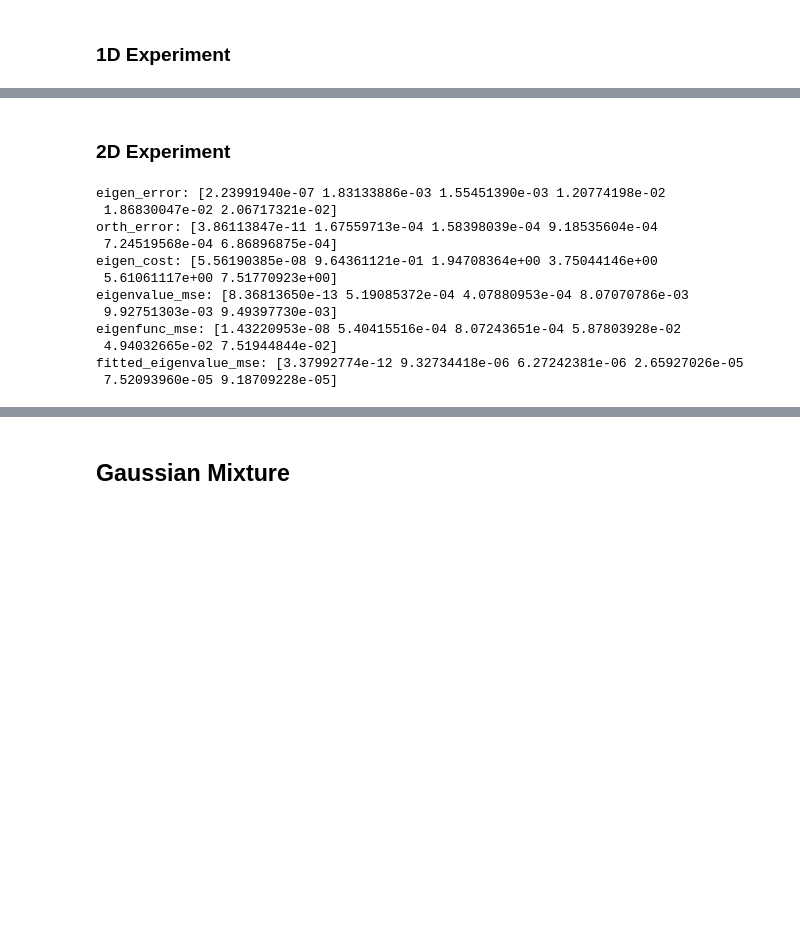
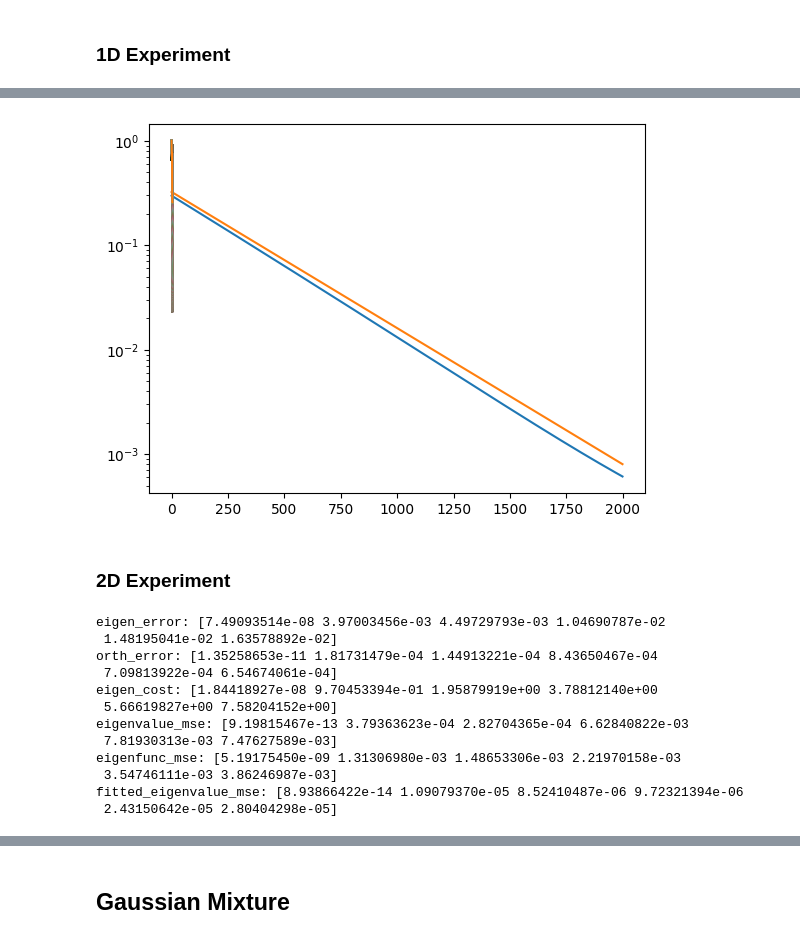
Before and after one commit to lclaeys/eigenfunction-solver, a Jupyter notebook: notebooks/kernel_galerkin.ipynb, the cells around one changed output, grey strips where cells are left out. Saved outputs shown, nothing was run; the diff lists cells and outputs as text; code cells hidden in the pictures; blank space fills up the shorter version.

```diff
--- a/notebooks/kernel_galerkin.ipynb
+++ b/notebooks/kernel_galerkin.ipynb
@@ -92,0 +125,24 @@ _ = evaluator.plot(solver,x_eval,4,plot_exact=True, plot_Lf = True)
+# %%
+samples = energy.exact_sample((100000,))
+
+fitted_solver = FittedEigenSolver(energy, samples, solver)
+inner_prods = np.array([0,0,0,1])
+
+def func(x_batch):
+    return inner_prods@(energy.exact_eigfunctions(x_batch,len(inner_prods))).T
+
+def exact_sol_func(x_batch, t):
+    return np.sum(inner_prods[:,None,None] *
+                np.exp(-energy.exact_eigvals(len(inner_prods))[:,None,None]*t[None,None,:]) *
+                (energy.exact_eigfunctions(x,len(inner_prods)).T)[:,:,None],axis=0)
+
+T = 2000
+t_max = 1
+t = np.linspace(0,t_max,T)
+x = np.linspace(-2,2,1000)[:,None]
+k = 5
+
+fitted_sol = fitted_solver.solve(func, t, x, k)
+exact_sol = exact_sol_func(x, t)
+
+pde_evaluator = ExactPDEEvaluator(energy, fitted_solver)
@@ -93,3 +176,10 @@ _ = evaluator.plot(solver,x_eval,4,plot_exact=True, plot_Lf = True)
+# %%
+plt.plot((np.mean((fitted_sol - exact_sol[None,:,:])**2,axis=1))[1])
+plt.plot(np.var(exact_sol,axis=0))
+plt.plot(np.mean((fitted_sol - exact_sol[None,:,:])**2,axis=1) / np.var(exact_sol, axis=0)[None,:])
+plt.yscale('log')
+# %% [output]
+[figure, added]
 # %% [markdown]
 ### 2D Experiment
 # %%
@@ -97,7 +187,7 @@ metrics = ['eigen_error','orth_error','eigen_cost', 'eigenvalue_mse','eigenfunc_
 experiment_params = {
     'kernel_params': {
         'dim': 2,
-        'p': 300,
+        'p': 100,
         'scale': 5.0,
         'order': 3
     },
@@ -123,18 +213,18 @@ else:
     for metric in metrics:
         print(f'{metric}: {out[metric]}')
 # %% [output]
-eigen_error: [2.23991940e-07 1.83133886e-03 1.55451390e-03 1.20774198e-02
- 1.86830047e-02 2.06717321e-02]
-orth_error: [3.86113847e-11 1.67559713e-04 1.58398039e-04 9.18535604e-04
- 7.24519568e-04 6.86896875e-04]
-eigen_cost: [5.56190385e-08 9.64361121e-01 1.94708364e+00 3.75044146e+00
- 5.61061117e+00 7.51770923e+00]
-eigenvalue_mse: [8.36813650e-13 5.19085372e-04 4.07880953e-04 8.07070786e-03
- 9.92751303e-03 9.49397730e-03]
-eigenfunc_mse: [1.43220953e-08 5.40415516e-04 8.07243651e-04 5.87803928e-02
- 4.94032665e-02 7.51944844e-02]
-fitted_eigenvalue_mse: [3.37992774e-12 9.32734418e-06 6.27242381e-06 2.65927026e-05
- 7.52093960e-05 9.18709228e-05]
+eigen_error: [7.49093514e-08 3.97003456e-03 4.49729793e-03 1.04690787e-02
+ 1.48195041e-02 1.63578892e-02]
+orth_error: [1.35258653e-11 1.81731479e-04 1.44913221e-04 8.43650467e-04
+ 7.09813922e-04 6.54674061e-04]
+eigen_cost: [1.84418927e-08 9.70453394e-01 1.95879919e+00 3.78812140e+00
+ 5.66619827e+00 7.58204152e+00]
+eigenvalue_mse: [9.19815467e-13 3.79363623e-04 2.82704365e-04 6.62840822e-03
+ 7.81930313e-03 7.47627589e-03]
+eigenfunc_mse: [5.19175450e-09 1.31306980e-03 1.48653306e-03 2.21970158e-03
+ 3.54746111e-03 3.86246987e-03]
+fitted_eigenvalue_mse: [8.93866422e-14 1.09079370e-05 8.52410487e-06 9.72321394e-06
+ 2.43150642e-05 2.80404298e-05]
 # %%
 _ = evaluator.plot(solver,x_eval,6,plot_Lf=True,plot_exact=True)
 # %% [output]
```
Also changed, not shown: parts of 19 cells of this notebook, 4 other files.
